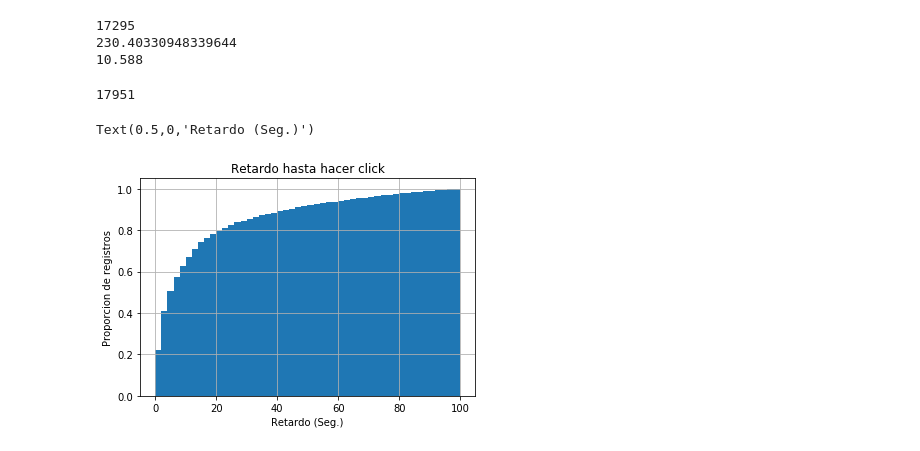
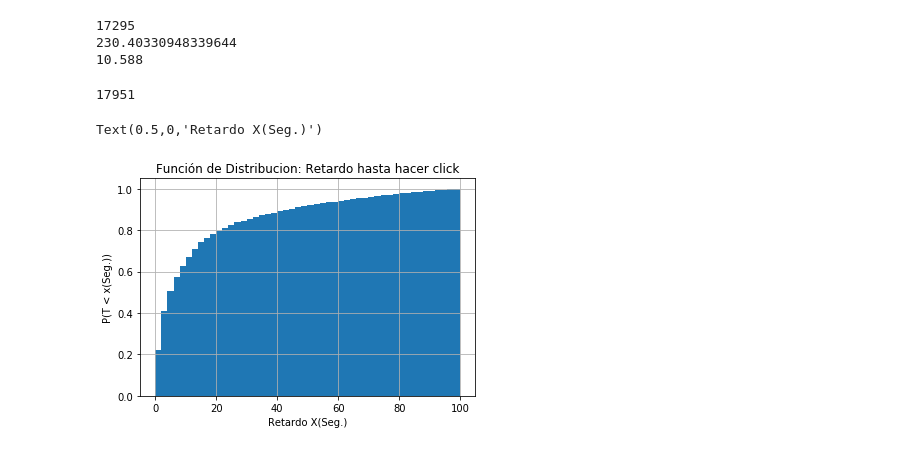
Before and after one commit to gatti2602/7506-datos, a Jupyter notebook: Nico/clicks.ipynb, the cells around one changed output. Drawn from its saved outputs; the diff is of its cells as text; code cells hidden in the pictures.

```diff
--- a/Nico/clicks.ipynb
+++ b/Nico/clicks.ipynb
@@ -169,11 +169,11 @@ print(clicks['timeToClick'].median())
 # %%
 times = clicks.loc[clicks['timeToClick'] < 100]
 print(len(times))
 plot = times['timeToClick'].hist(bins=50, normed=True, cumulative=True)
-plot.set_title('Retardo hasta hacer click')
-plot.set_ylabel('Proporcion de registros')
-plot.set_xlabel('Retardo (Seg.)')
+plot.set_title('Función de Distribucion: Retardo hasta hacer click')
+plot.set_ylabel('P(T < x(Seg.))')
+plot.set_xlabel('Retardo X(Seg.)')
 # %% [output]
 17951
-Text(0.5,0,'Retardo (Seg.)')
+Text(0.5,0,'Retardo X(Seg.)')
-[figure, old version]
+[figure, new version]
```
Also changed, not shown: parts of 4 cells of this notebook.
